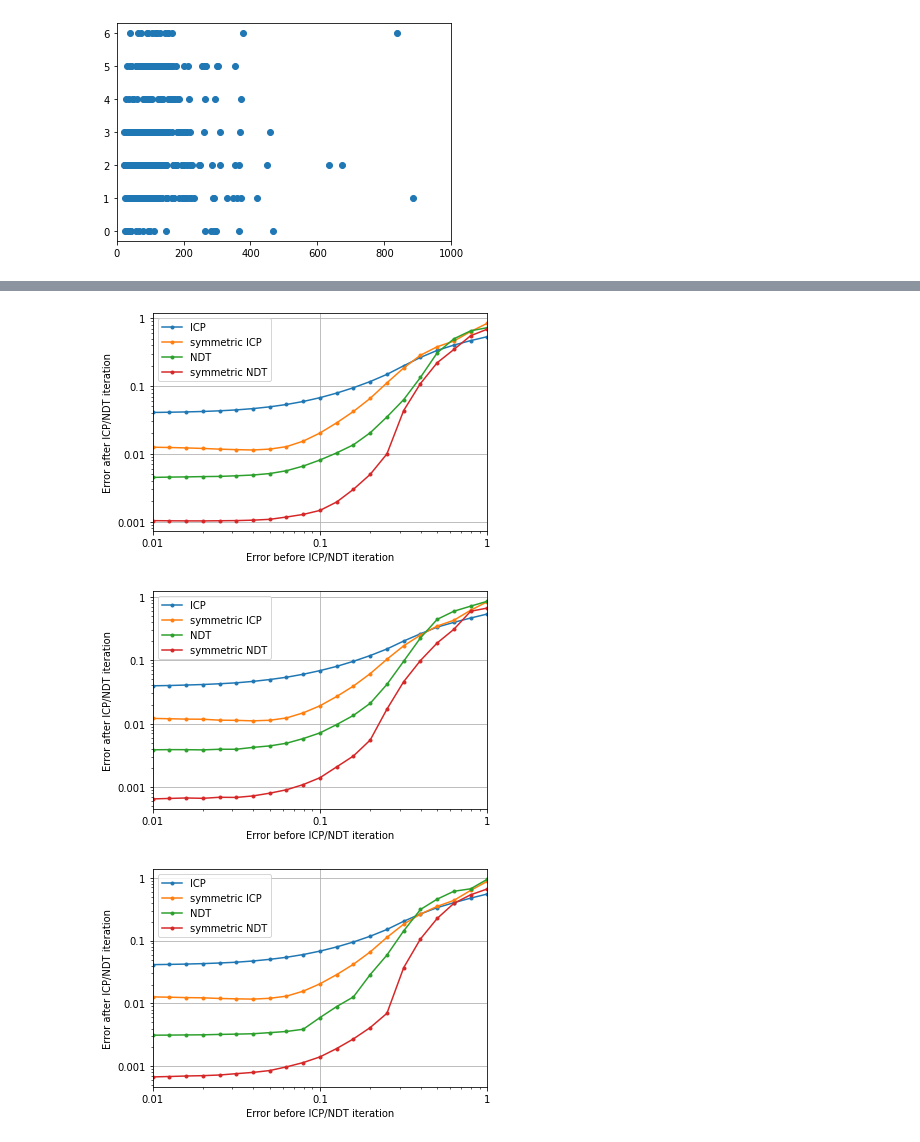
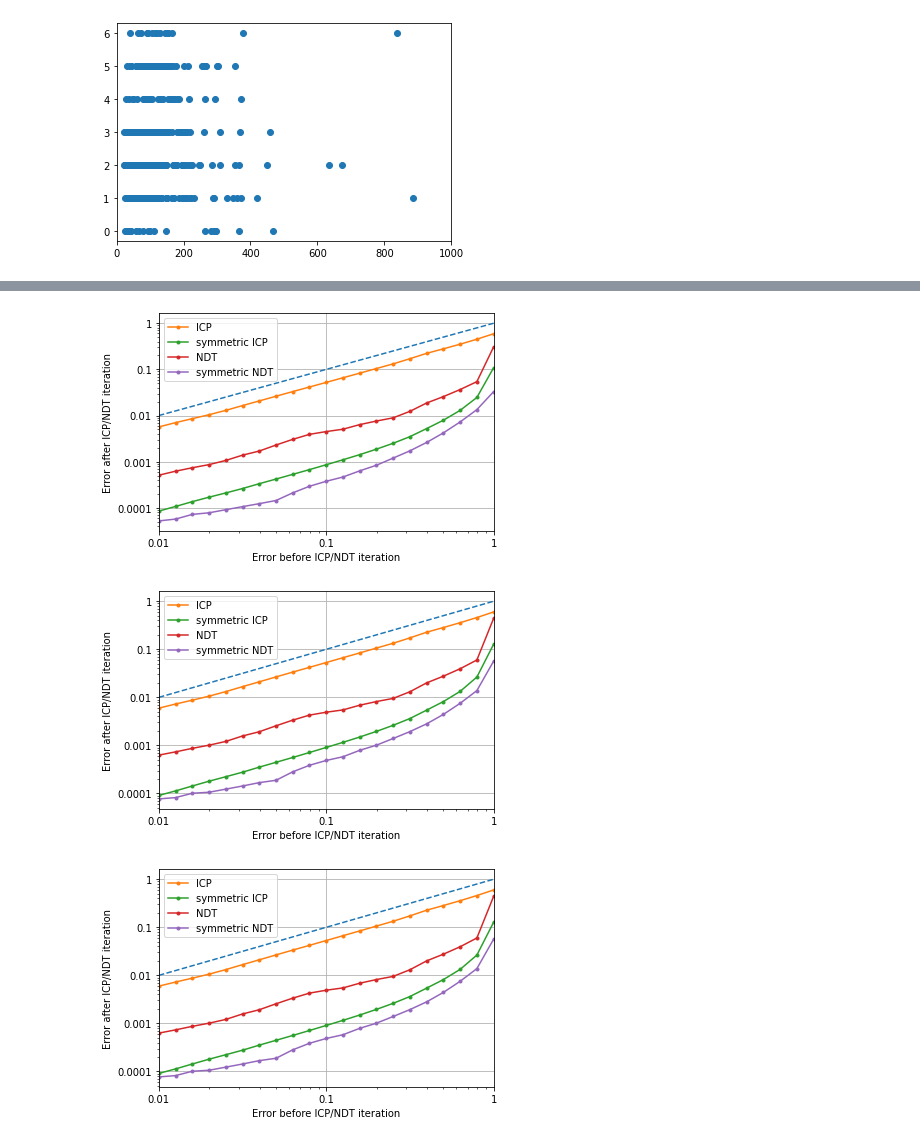
Before and after one commit to HuaTsai/Normal-Vector-NDT, a Jupyter notebook: src/sndt_exec/scripts/NDT and SNDT.ipynb, the cells around one changed output, grey strips where cells are left out. Drawn from its saved outputs; the diff is of its cells as text; code cells hidden in the pictures.

```diff
--- a/src/sndt_exec/scripts/NDT and SNDT.ipynb
+++ b/src/sndt_exec/scripts/NDT and SNDT.ipynb
@@ -374,13 +374,15 @@ ax.plot(ths, icps, 'r', label='icp')
 ax.plot(ths, sicps, 'g', label='sicp')
 ax.set_xlabel(r'$\angle n_p-\angle n_q$ [deg]', loc='right', size=12)
 ax.set_ylabel('cost', labelpad=2, loc='top', size=12)
-ax.set_xticks([-80, -60, -40, -20, 0, 20, 40, 60, 80])
+# ax.set_xticks([-80, -60, -40, -20, 0, 20, 40, 60, 80])
+ax.set_xticks([-60, -40, -20, 0, 20, 40, 60])
+ax.set_xlim(-70, 70)
 ax.set_ylim(-0.5, 2)
 ax.legend()
 
 for i in range(5):
     ax = fig.add_subplot(2, 5, i + 6)
-    ang = -80 + 40 * i
+    ang = -60 + 30 * i
     ICPSICP(p, pn, q, qn, ang, ax)
     ax.set_title(r'${}^\circ$'.format(ang))
 # %% [output]
@@ -495,6 +497,7 @@ def converge(x, y1, y3, y5, y7, r=-1):
         x = x * r
     ms = 3
     fig, ax = plt.subplots()
+    ax.plot([x[0], x[-1]], [x[0], x[-1]], '--')
     ax.loglog(x, y1, 'o-', label='ICP', markersize=ms)
     ax.loglog(x, y3, 'o-', label='symmetric ICP', markersize=ms)
     ax.loglog(x, y5, 'o-', label='NDT', markersize=ms)
@@ -546,31 +545,29 @@ converge(x, y1, y3, y5, y7, 1.2)
 # %%
-# r = 5, 500 trials
 x = np.array([0.010000, 0.012589, 0.015849, 0.019953, 0.025119, 0.031623, 0.039811, 0.050119, 0.063096, 0.079433, 0.100000, 0.125893, 0.158489, 0.199526, 0.251189, 0.316228, 0.398107, 0.501187, 0.630957, 0.794328, 1.000000, ])
-y1 = np.array([0.040743, 0.041082, 0.041512, 0.042153, 0.043105, 0.044458, 0.046466, 0.049361, 0.053422, 0.059202, 0.067336, 0.078681, 0.094475, 0.116423, 0.148546, 0.198779, 0.263825, 0.335085, 0.401214, 0.466949, 0.534037, ])
-y3 = np.array([0.012533, 0.012412, 0.012237, 0.012021, 0.011734, 0.011544, 0.011403, 0.011754, 0.012776, 0.015407, 0.020294, 0.028710, 0.042174, 0.065765, 0.111355, 0.184521, 0.284112, 0.379020, 0.459769, 0.635751, 0.842144, ])
-y5 = np.array([0.004495, 0.004545, 0.004573, 0.004622, 0.004653, 0.004752, 0.004876, 0.005127, 0.005642, 0.006607, 0.008120, 0.010343, 0.013598, 0.020446, 0.035004, 0.062921, 0.133750, 0.307700, 0.496928, 0.651420, 0.724570, ])
-y7 = np.array([0.001037, 0.001031, 0.001028, 0.001027, 0.001033, 0.001038, 0.001054, 0.001084, 0.001172, 0.001280, 0.001467, 0.001954, 0.003002, 0.004981, 0.009994, 0.043519, 0.108566, 0.220241, 0.345839, 0.550878, 0.689291, ])
+y1 = np.array([0.005667, 0.007014, 0.008552, 0.010416, 0.012937, 0.016422, 0.020723, 0.026207, 0.033021, 0.041498, 0.052234, 0.065823, 0.082807, 0.104437, 0.131643, 0.170358, 0.222824, 0.278969, 0.351550, 0.450434, 0.592113, ])
+y3 = np.array([0.000085, 0.000107, 0.000136, 0.000170, 0.000210, 0.000262, 0.000333, 0.000420, 0.000531, 0.000673, 0.000858, 0.001099, 0.001419, 0.001867, 0.002506, 0.003484, 0.005219, 0.007914, 0.012941, 0.024620, 0.108778, ])
+y5 = np.array([0.000509, 0.000622, 0.000739, 0.000863, 0.001063, 0.001384, 0.001699, 0.002294, 0.003045, 0.003911, 0.004491, 0.005052, 0.006353, 0.007598, 0.008922, 0.012333, 0.018704, 0.025704, 0.036580, 0.054212, 0.307650, ])
+y7 = np.array([0.000052, 0.000057, 0.000072, 0.000078, 0.000091, 0.000106, 0.000123, 0.000144, 0.000211, 0.000293, 0.000376, 0.000465, 0.000632, 0.000837, 0.001197, 0.001719, 0.002612, 0.004208, 0.007259, 0.013428, 0.032944, ])
 converge(x, y1, y3, y5, y7)
 # %% [output]
-[figure, old version]
+[figure, new version]
 # %%
-# r = 5, cs = 0.3
 x = np.array([0.010000, 0.012589, 0.015849, 0.019953, 0.025119, 0.031623, 0.039811, 0.050119, 0.063096, 0.079433, 0.100000, 0.125893, 0.158489, 0.199526, 0.251189, 0.316228, 0.398107, 0.501187, 0.630957, 0.794328, 1.000000, ])
-y1 = np.array([0.039504, 0.039921, 0.040604, 0.041391, 0.042557, 0.043996, 0.046364, 0.049598, 0.053911, 0.060075, 0.068528, 0.079934, 0.096085, 0.118334, 0.150271, 0.200435, 0.260613, 0.332274, 0.394948, 0.462017, 0.534752, ])
-y3 = np.array([0.012104, 0.011954, 0.011796, 0.011747, 0.011351, 0.011275, 0.011079, 0.011317, 0.012305, 0.014804, 0.019132, 0.026836, 0.039122, 0.061377, 0.103553, 0.168510, 0.248738, 0.345088, 0.426381, 0.612716, 0.836088, ])
-y5 = np.array([0.003873, 0.003899, 0.003891, 0.003863, 0.003950, 0.003951, 0.004232, 0.004461, 0.004918, 0.005823, 0.007154, 0.009687, 0.013496, 0.020896, 0.041586, 0.096219, 0.224101, 0.440114, 0.591503, 0.710625, 0.849244, ])
-y7 = np.array([0.000652, 0.000663, 0.000675, 0.000666, 0.000692, 0.000688, 0.000727, 0.000803, 0.000908, 0.001097, 0.001407, 0.002086, 0.003098, 0.005516, 0.016938, 0.045845, 0.098611, 0.186800, 0.306887, 0.590901, 0.663276, ])
+y1 = np.array([0.005965, 0.007258, 0.008734, 0.010591, 0.013168, 0.016701, 0.021052, 0.026617, 0.033534, 0.042125, 0.053044, 0.066822, 0.084052, 0.106017, 0.133612, 0.172834, 0.226828, 0.283954, 0.357692, 0.457627, 0.598856, ])
+y3 = np.array([0.000091, 0.000113, 0.000143, 0.000180, 0.000223, 0.000277, 0.000353, 0.000445, 0.000561, 0.000712, 0.000907, 0.001158, 0.001494, 0.001958, 0.002619, 0.003626, 0.005426, 0.008172, 0.013308, 0.026434, 0.127506, ])
+y5 = np.array([0.000628, 0.000734, 0.000869, 0.001011, 0.001210, 0.001572, 0.001925, 0.002559, 0.003355, 0.004271, 0.004906, 0.005477, 0.006862, 0.008177, 0.009517, 0.013086, 0.020013, 0.027598, 0.039376, 0.059932, 0.440609, ])
+y7 = np.array([0.000077, 0.000082, 0.000101, 0.000106, 0.000123, 0.000143, 0.000168, 0.000188, 0.000282, 0.000386, 0.000486, 0.000581, 0.000790, 0.001011, 0.001394, 0.001938, 0.002811, 0.004417, 0.007523, 0.013816, 0.056623, ])
 converge(x, y1, y3, y5, y7)
 # %% [output]
-[figure, old version]
+[figure, new version]
 # %%
 x = np.array([0.010000, 0.012589, 0.015849, 0.019953, 0.025119, 0.031623, 0.039811, 0.050119, 0.063096, 0.079433, 0.100000, 0.125893, 0.158489, 0.199526, 0.251189, 0.316228, 0.398107, 0.501187, 0.630957, 0.794328, 1.000000, ])
-y1 = np.array([0.041432, 0.041806, 0.042310, 0.043019, 0.044001, 0.045295, 0.047384, 0.050311, 0.054270, 0.059949, 0.068022, 0.079240, 0.095015, 0.117292, 0.150069, 0.202668, 0.264594, 0.333797, 0.400253, 0.473016, 0.550517, ])
-y3 = np.array([0.012718, 0.012590, 0.012401, 0.012305, 0.012011, 0.011850, 0.011731, 0.012090, 0.013075, 0.015706, 0.020524, 0.028788, 0.042021, 0.065981, 0.112407, 0.182345, 0.263353, 0.349893, 0.435357, 0.628052, 0.876519, ])
-y5 = np.array([0.003133, 0.003143, 0.003163, 0.003175, 0.003222, 0.003257, 0.003303, 0.003438, 0.003589, 0.003893, 0.005973, 0.008943, 0.012739, 0.028774, 0.058838, 0.142520, 0.311948, 0.455725, 0.607944, 0.665401, 0.944242, ])
-y7 = np.array([0.000680, 0.000690, 0.000703, 0.000712, 0.000729, 0.000766, 0.000802, 0.000859, 0.000982, 0.001150, 0.001415, 0.001923, 0.002735, 0.004138, 0.006976, 0.037063, 0.105831, 0.224793, 0.390876, 0.534408, 0.662758, ])
+y1 = np.array([0.005965, 0.007258, 0.008734, 0.010591, 0.013168, 0.016701, 0.021052, 0.026617, 0.033534, 0.042125, 0.053044, 0.066822, 0.084052, 0.106017, 0.133612, 0.172834, 0.226828, 0.283954, 0.357692, 0.457627, 0.598856, ])
+y3 = np.array([0.000091, 0.000113, 0.000143, 0.000180, 0.000223, 0.000277, 0.000353, 0.000445, 0.000561, 0.000712, 0.000907, 0.001158, 0.001494, 0.001958, 0.002619, 0.003626, 0.005426, 0.008172, 0.013308, 0.026434, 0.127506, ])
+y5 = np.array([0.000628, 0.000734, 0.000869, 0.001011, 0.001210, 0.001572, 0.001925, 0.002559, 0.003355, 0.004271, 0.004906, 0.005477, 0.006862, 0.008177, 0.009517, 0.013086, 0.020013, 0.027598, 0.039376, 0.059932, 0.440609, ])
+y7 = np.array([0.000077, 0.000082, 0.000101, 0.000106, 0.000123, 0.000143, 0.000168, 0.000188, 0.000282, 0.000386, 0.000486, 0.000581, 0.000790, 0.001011, 0.001394, 0.001938, 0.002811, 0.004417, 0.007523, 0.013816, 0.056623, ])
 converge(x, y1, y3, y5, y7)
 # %% [output]
-[figure, old version]
+[figure, new version]
 # %%
 x = np.array([0.010000, 0.012589, 0.015849, 0.019953, 0.025119, 0.031623, 0.039811, 0.050119, 0.063096, 0.079433, 0.100000, 0.125893, 0.158489, 0.199526, 0.251189, 0.316228, 0.398107, 0.501187, 0.630957, 0.794328, 1.000000, ])
```
Also changed, not shown: parts of 7 cells of this notebook, 27 other files.
